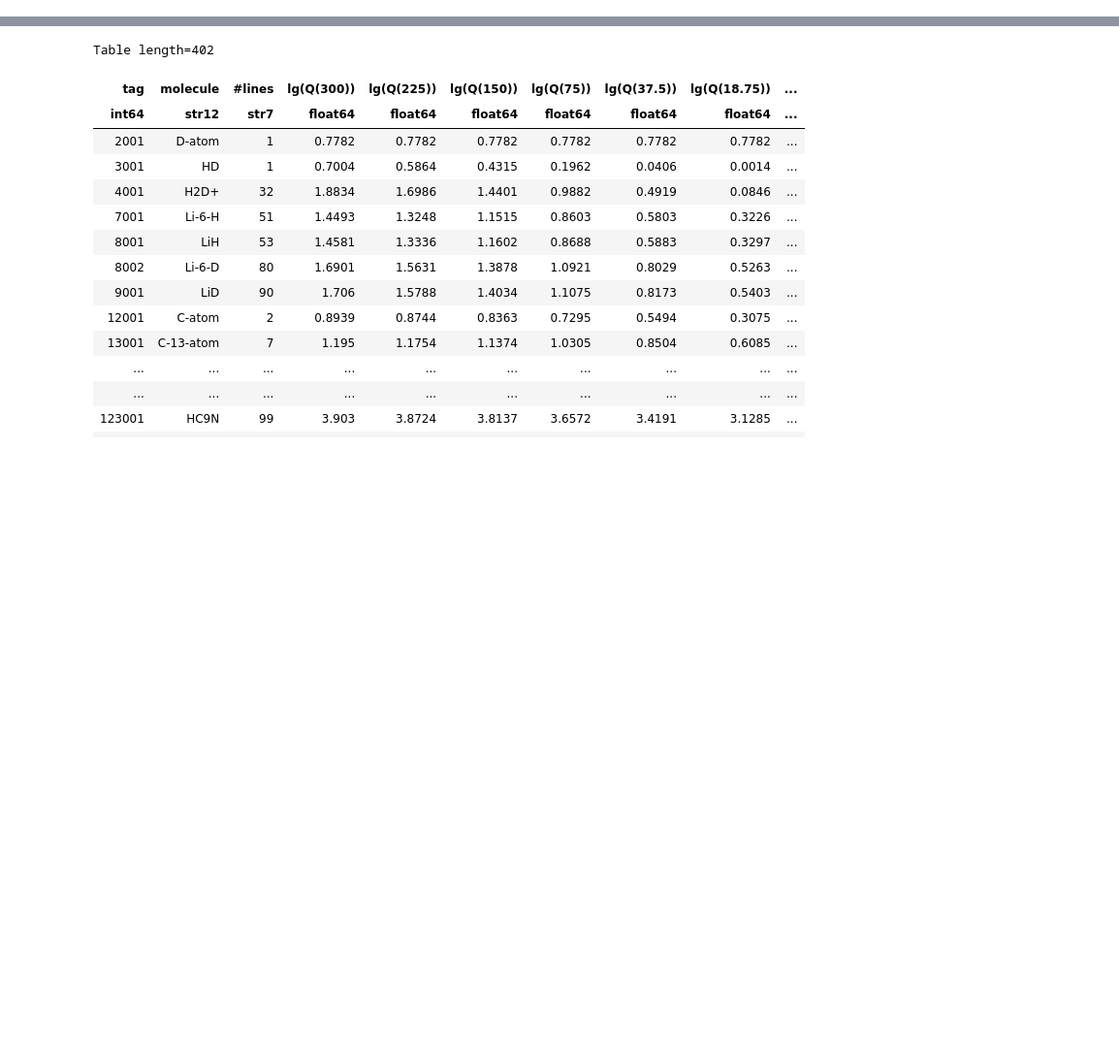
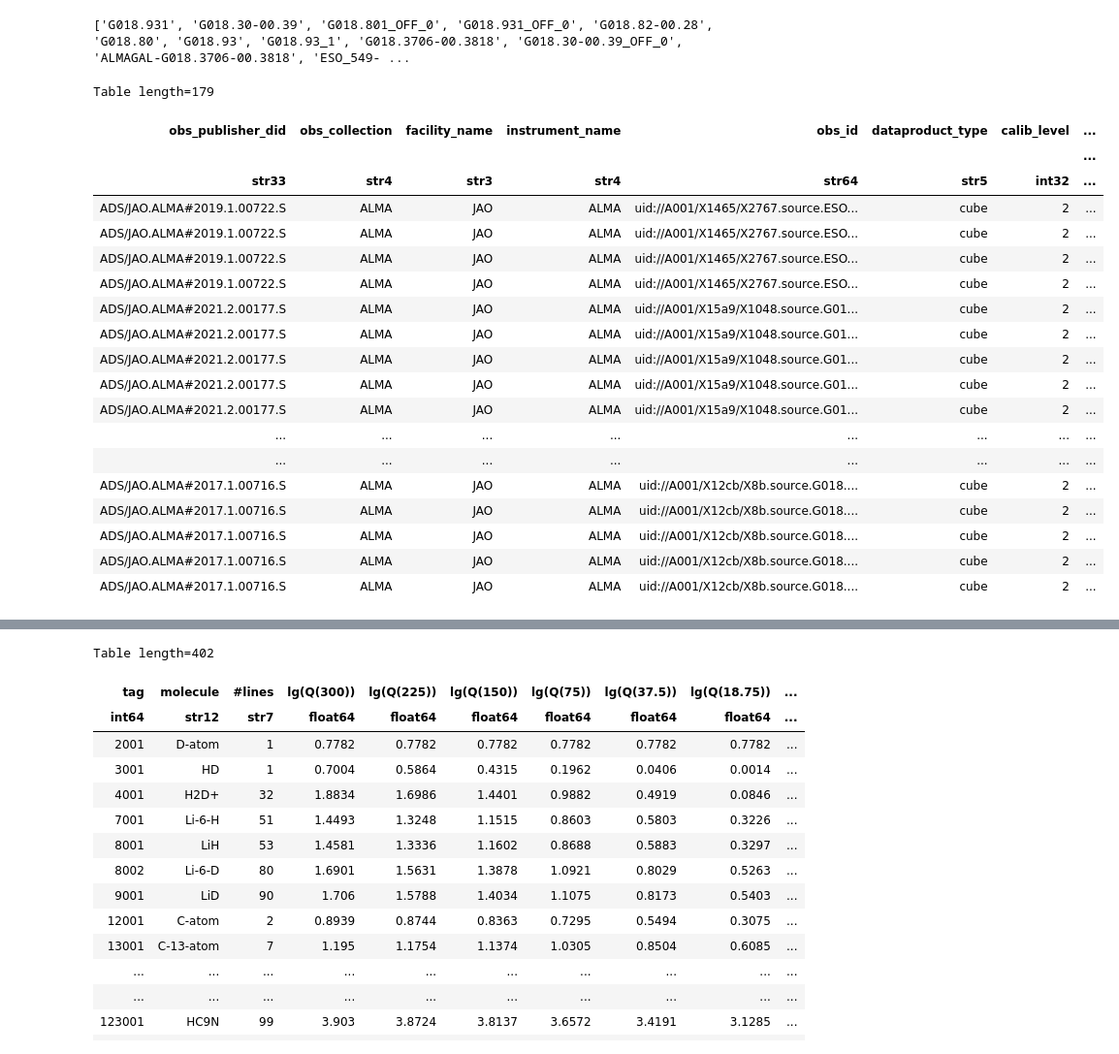
Before and after one commit to yyamato-as/ASALI, a Jupyter notebook: test.ipynb, the cells around one changed output, grey strips where cells are left out. Shown at 97% size. Drawn from its saved outputs; the diff is of its cells as text; code cells hidden in the pictures; blank space fills up the shorter version.

Commit message:
Implemented ALMA source name / RA Dec search

```diff
--- a/test.ipynb
+++ b/test.ipynb
@@ -12,3 +32,42 @@ ASA_query.archive_url = "https://almascience.nao.ac.jp"
+# %%
+table = ASA_query.query_tap('select distinct target_name from ivoa.ObsCore')
+# targets = [name[0] for name in table]
+# targets
+table = table.to_table()
+
+# targets =
+# targets
+target_list = [str(name) for name in table["target_name"] if "G018" in str(name)]
+print(target_list)
+
+ASA_query.query(
+    {
+        "target_name": target_list,
+        # "band_list": selected_bands
+    }
+)
+# %% [output]
+['G018.931', 'G018.30-00.39', 'G018.801_OFF_0', 'G018.931_OFF_0', 'G018.82-00.28', 'G018.80', 'G018.93', 'G018.93_1', 'G018.3706-00.3818', 'G018.30-00.39_OFF_0', 'ALMAGAL-G018.3706-00.3818', 'ESO_549- ...
+Table length=179
+| obs_publisher_did | obs_collection | facility_name | instrument_name | obs_id | dataproduct_type | calib_level | ... |
+|  |  |  |  |  |  |  | ... |
+| str33 | str4 | str3 | str4 | str64 | str5 | int32 | ... |
+| ADS/JAO.ALMA#2019.1.00722.S | ALMA | JAO | ALMA | uid://A001/X1465/X2767.source.ESO... | cube | 2 | ... |
+| ADS/JAO.ALMA#2019.1.00722.S | ALMA | JAO | ALMA | uid://A001/X1465/X2767.source.ESO... | cube | 2 | ... |
+| ADS/JAO.ALMA#2019.1.00722.S | ALMA | JAO | ALMA | uid://A001/X1465/X2767.source.ESO... | cube | 2 | ... |
+| ADS/JAO.ALMA#2019.1.00722.S | ALMA | JAO | ALMA | uid://A001/X1465/X2767.source.ESO... | cube | 2 | ... |
+| ADS/JAO.ALMA#2021.2.00177.S | ALMA | JAO | ALMA | uid://A001/X15a9/X1048.source.G01... | cube | 2 | ... |
+| ADS/JAO.ALMA#2021.2.00177.S | ALMA | JAO | ALMA | uid://A001/X15a9/X1048.source.G01... | cube | 2 | ... |
+| ADS/JAO.ALMA#2021.2.00177.S | ALMA | JAO | ALMA | uid://A001/X15a9/X1048.source.G01... | cube | 2 | ... |
+| ADS/JAO.ALMA#2021.2.00177.S | ALMA | JAO | ALMA | uid://A001/X15a9/X1048.source.G01... | cube | 2 | ... |
+| ADS/JAO.ALMA#2021.2.00177.S | ALMA | JAO | ALMA | uid://A001/X15a9/X1048.source.G01... | cube | 2 | ... |
+| ... | ... | ... | ... | ... | ... | ... | ... |
+| ... | ... | ... | ... | ... | ... | ... | ... |
+| ADS/JAO.ALMA#2017.1.00716.S | ALMA | JAO | ALMA | uid://A001/X12cb/X8b.source.G018.... | cube | 2 | ... |
+| ADS/JAO.ALMA#2017.1.00716.S | ALMA | JAO | ALMA | uid://A001/X12cb/X8b.source.G018.... | cube | 2 | ... |
+| ADS/JAO.ALMA#2017.1.00716.S | ALMA | JAO | ALMA | uid://A001/X12cb/X8b.source.G018.... | cube | 2 | ... |
+| ADS/JAO.ALMA#2017.1.00716.S | ALMA | JAO | ALMA | uid://A001/X12cb/X8b.source.G018.... | cube | 2 | ... |
+| ADS/JAO.ALMA#2017.1.00716.S | ALMA | JAO | ALMA | uid://A001/X12cb/X8b.source.G018.... | cube | 2 | ... |
 # %%
 def parse_frequency_support(frequency_support_str):
     spw_list = str(frequency_support_str).split("U")
```
Also changed, not shown: parts of 1 cell of this notebook, 1 other file.
